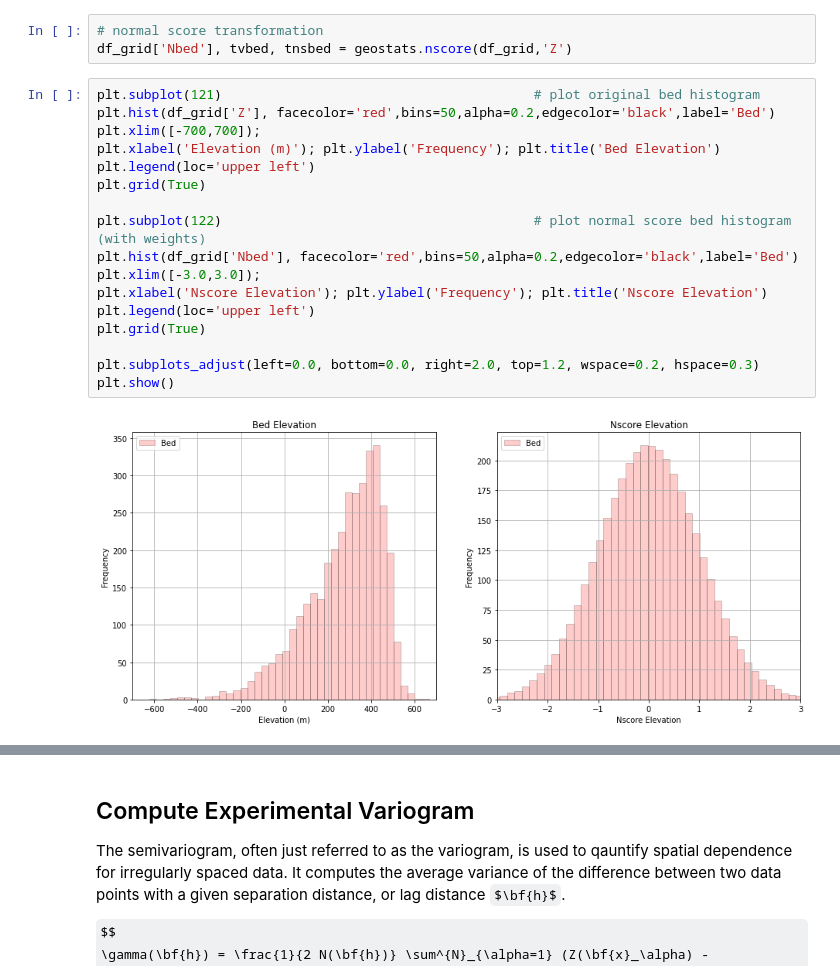
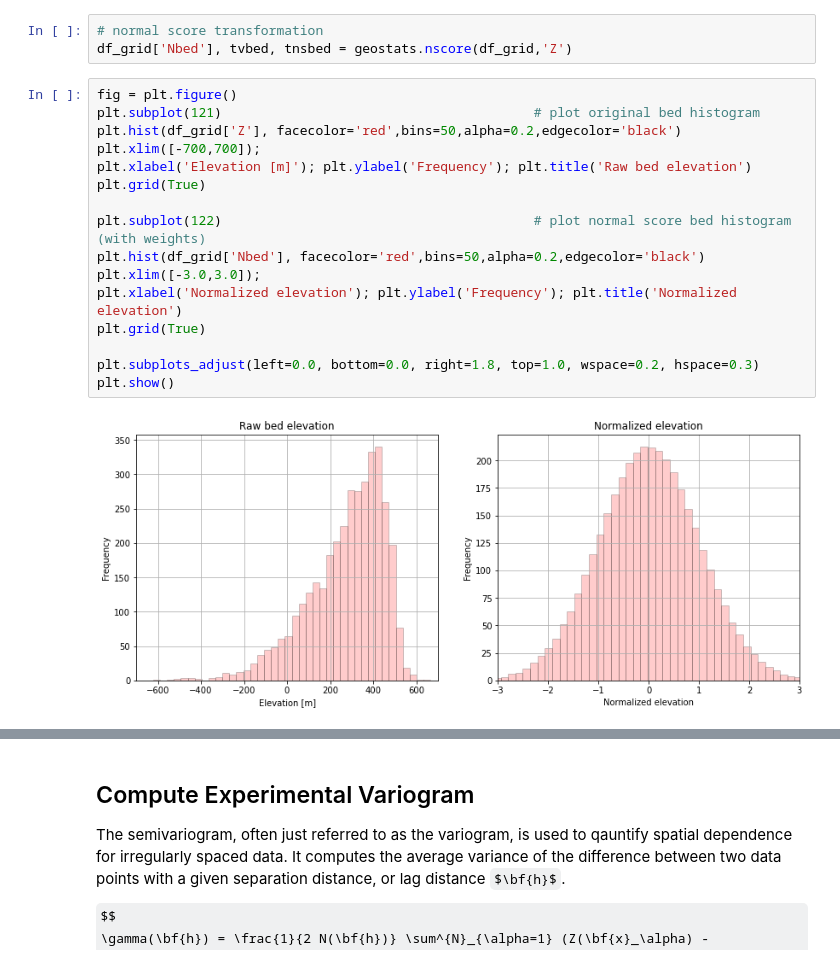
Before and after one commit to GatorGlaciology/GStatSim, a Jupyter notebook: GStat-Sim/1_Experimental_Variogram.ipynb, the cells around one changed output, grey strips where cells are left out. Drawn from its saved outputs; the diff is of its cells as text; some formulas as TeX source.

```diff
--- a/GStat-Sim/1_Experimental_Variogram.ipynb
+++ b/GStat-Sim/1_Experimental_Variogram.ipynb
@@ -88,23 +90,22 @@ Many geostatistical methods require Gaussian assumptions, so we need to perform
 # normal score transformation
 df_grid['Nbed'], tvbed, tnsbed = geostats.nscore(df_grid,'Z')
 # %%
+fig = plt.figure()
 plt.subplot(121)                                        # plot original bed histogram
-plt.hist(df_grid['Z'], facecolor='red',bins=50,alpha=0.2,edgecolor='black',label='Bed')
+plt.hist(df_grid['Z'], facecolor='red',bins=50,alpha=0.2,edgecolor='black')
 plt.xlim([-700,700]);
-plt.xlabel('Elevation (m)'); plt.ylabel('Frequency'); plt.title('Bed Elevation')
-plt.legend(loc='upper left')
+plt.xlabel('Elevation [m]'); plt.ylabel('Frequency'); plt.title('Raw bed elevation')
 plt.grid(True)
 
 plt.subplot(122)                                        # plot normal score bed histogram (with weights)
-plt.hist(df_grid['Nbed'], facecolor='red',bins=50,alpha=0.2,edgecolor='black',label='Bed')
+plt.hist(df_grid['Nbed'], facecolor='red',bins=50,alpha=0.2,edgecolor='black')
 plt.xlim([-3.0,3.0]);
-plt.xlabel('Nscore Elevation'); plt.ylabel('Frequency'); plt.title('Nscore Elevation')
-plt.legend(loc='upper left')
+plt.xlabel('Normalized elevation'); plt.ylabel('Frequency'); plt.title('Normalized elevation')
 plt.grid(True)
 
-plt.subplots_adjust(left=0.0, bottom=0.0, right=2.0, top=1.2, wspace=0.2, hspace=0.3)
+plt.subplots_adjust(left=0.0, bottom=0.0, right=1.8, top=1.0, wspace=0.2, hspace=0.3)
 plt.show()
 # %% [output]
-[figure, old version]
+[figure, new version]
 # %%
 # plot transformed data
```
Also changed, not shown: parts of 5 cells of this notebook.
